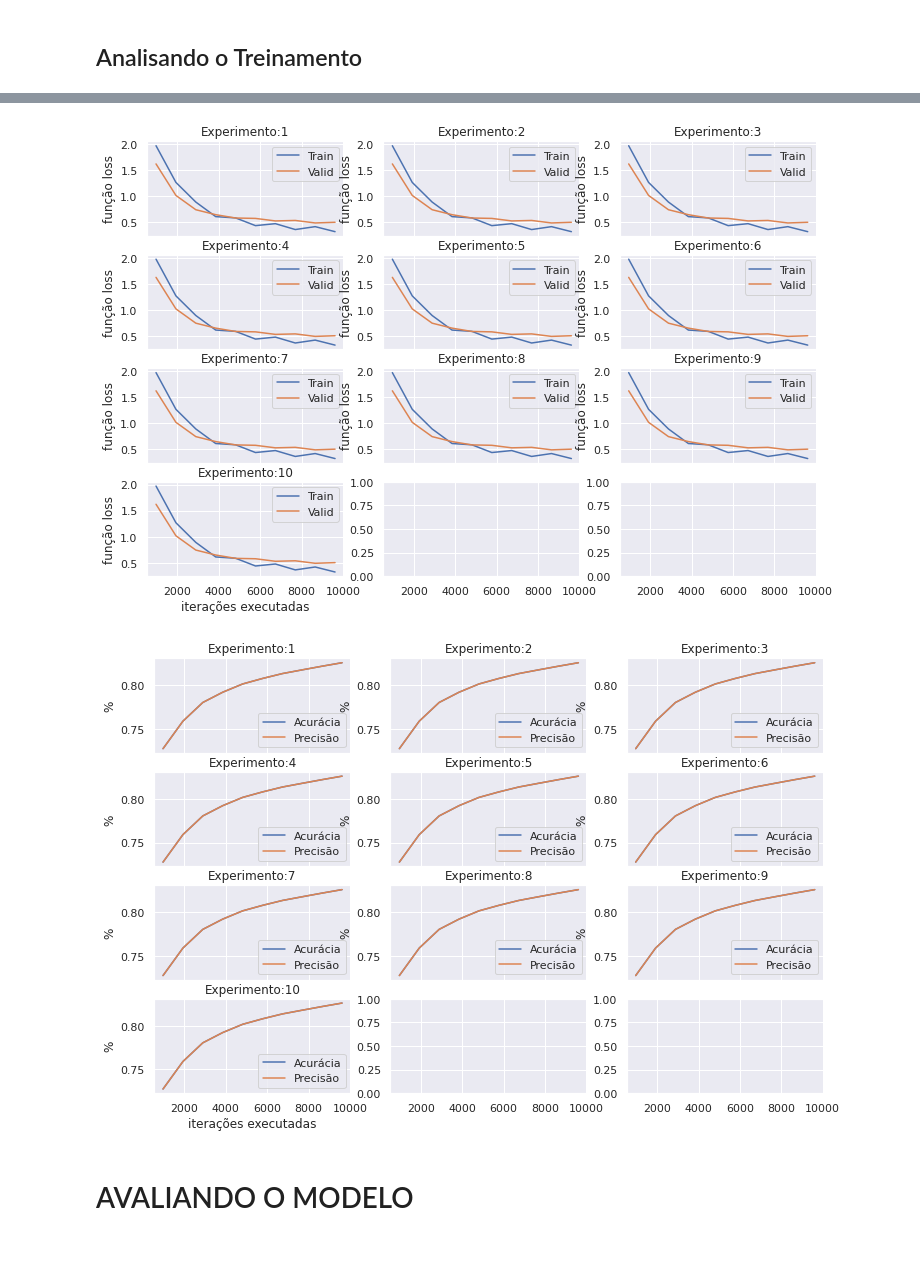
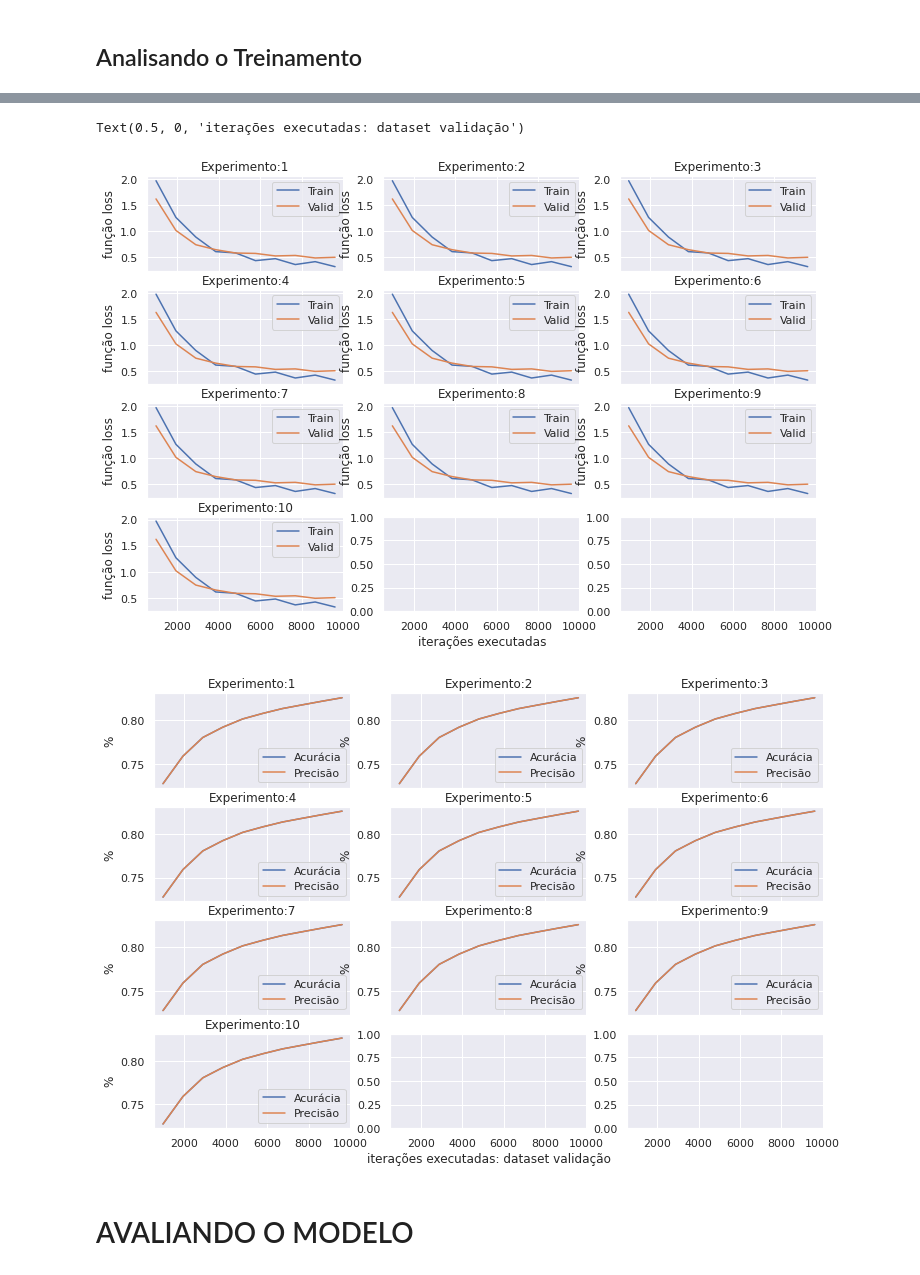
Before and after one commit to HedersonSantos/Noticias, a Jupyter notebook: BERT/BERTimbau_noticias.ipynb, the cells around one changed output, grey strips where cells are left out. Saved outputs shown, nothing was run; the diff lists cells and outputs as text; code cells hidden in the pictures.

```diff
--- a/BERT/BERTimbau_noticias.ipynb
+++ b/BERT/BERTimbau_noticias.ipynb
@@ -544,38 +544,39 @@ fig, ax =plt.subplots(r,c, figsize=(12, 8), sharex=True)
 fig2, ax2 =plt.subplots(r,c, figsize=(12, 8), sharex=True)
 corte, i,j=2, 0,0 # posição do gráfico: muda de linha a cada corte, l é a linha que vai imprimir o gráfico
 for idx  in range(10):
   file_path = destination_folder + "/"+str(id_planilha)+'/'+str(idx)
   train_loss_list, valid_loss_list, global_steps_list, valid_accuracy, valid_precision = processo.load_metrics(file_path + '/metrics.pt')
   sns.lineplot(x= global_steps_list, y = train_loss_list,  label = 'Train', legend='full', palette=palette, ax=ax[i,j])
   sns.lineplot(x = global_steps_list, y = valid_loss_list, label = 'Valid', legend='full', palette=palette, ax=ax[i,j])
   sns.lineplot(x = global_steps_list, y = valid_accuracy, label = 'Acurácia', legend='full', palette=palette, ax=ax2[i,j])
   sns.lineplot(x = global_steps_list, y = valid_precision, label = 'Precisão', legend='full', palette=palette, ax=ax2[i,j])
   ax[i,j].set_title('Experimento:' + str(idx+1)  )
-  ax[i,j].set_xlabel('iterações executadas')
+  ax2[i,j].set_title('Experimento:' + str(idx+1)  )
   ax[i,j].set_ylabel('função loss')
-  ax2[i,j].set_title('Experimento:' + str(idx+1)  )
-  ax2[i,j].set_xlabel('iterações executadas')
   ax2[i,j].set_ylabel('%')
   #print(valid_loss_list[-1])
   if (idx<corte):
     j+=1
   else:
     corte+=c
     i+=1
     j=0
+ax[r-1,1].set_xlabel('iterações executadas')
+ax2[r-1,1].set_xlabel('iterações executadas: dataset validação')
 # %% [output]
 Model loaded from <== ./bertimbau_resp/9/0/metrics.pt
 Model loaded from <== ./bertimbau_resp/9/1/metrics.pt
 Model loaded from <== ./bertimbau_resp/9/2/metrics.pt
 Model loaded from <== ./bertimbau_resp/9/3/metrics.pt
 Model loaded from <== ./bertimbau_resp/9/4/metrics.pt
 Model loaded from <== ./bertimbau_resp/9/5/metrics.pt
 Model loaded from <== ./bertimbau_resp/9/6/metrics.pt
 Model loaded from <== ./bertimbau_resp/9/7/metrics.pt
 Model loaded from <== ./bertimbau_resp/9/8/metrics.pt
 Model loaded from <== ./bertimbau_resp/9/9/metrics.pt
+Text(0.5, 0, 'iterações executadas: dataset validação')
-[figure, old version]
+[figure, new version]
-[figure, old version]
+[figure, new version]
 # %% [markdown]
 # AVALIANDO O MODELO
 # %% [markdown]
```
